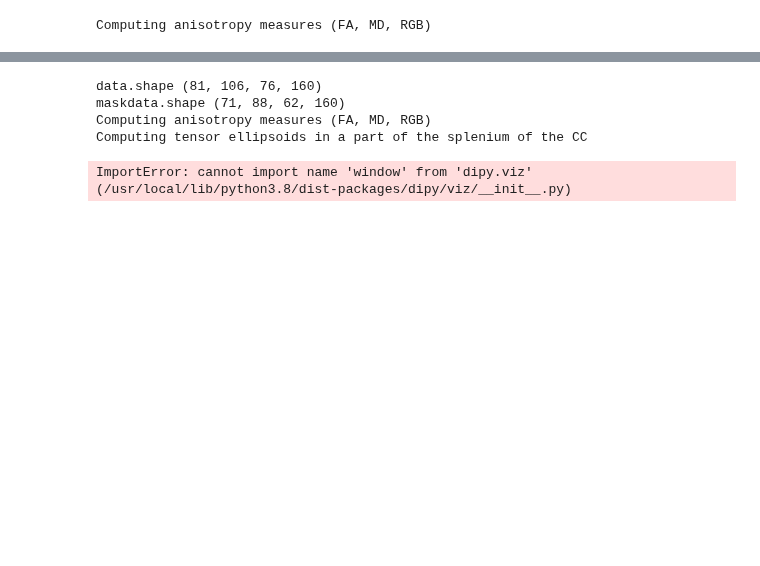
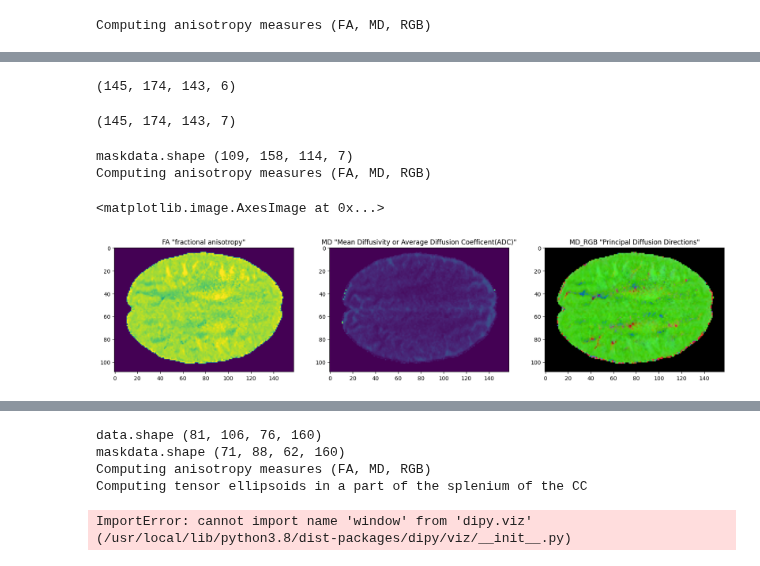
Before and after one commit to arihantjain124/HCP_SR, a Jupyter notebook: DMRI analysis using dipy.ipynb, the cells around one changed output, grey strips where cells are left out. Drawn from its saved outputs; the diff is of its cells as text; code cells hidden in the pictures; blank space fills up the shorter version.

Commit message:
optimized 6 dirs technique of deepdti does not seem to be working on dipy

```diff
--- a/DMRI analysis using dipy.ipynb
+++ b/DMRI analysis using dipy.ipynb
@@ -237,0 +340,52 @@ plt.imshow(RGB[:,:,80])
+# %%
+temp = data[:,:,:,gtab.bvals>5]
+# %%
+data6 = temp[:,:,:,idx[0]]
+# %%
+data6.shape
+# %% [output]
+(145, 174, 143, 6)
+# %%
+data6 = np.insert(data6,0,data[:,:,:,0],axis =3)
+# %%
+data6.shape
+# %% [output]
+(145, 174, 143, 7)
+# %%
+maskdata6, mask6 = median_otsu(data6, vol_idx=range(0, 7), median_radius=3,
+                             numpass=1, autocrop=True, dilate=2)
+print('maskdata.shape (%d, %d, %d, %d)' % maskdata6.shape)
+tenmodel6 = dti.TensorModel(gtab6)
+tenfit6 = tenmodel6.fit(maskdata6)
+
+
+print('Computing anisotropy measures (FA, MD, RGB)')
+from dipy.reconst.dti import fractional_anisotropy, color_fa
+
+FA6 = fractional_anisotropy(tenfit6.evals)
+MD6 = dti.mean_diffusivity(tenfit6.evals)
+FA6[np.isnan(FA6)] = 0
+FA6 = np.clip(FA6, 0, 1)
+RGB6 = color_fa(FA6, tenfit6.evecs)
+# """
+# In the background of the image the fitting will not be accurate there is no
+# signal and possibly we will find FA values with nans (not a number). We can
+# easily remove these in the following way.
+# """
+# %% [output]
+maskdata.shape (109, 158, 114, 7)
+Computing anisotropy measures (FA, MD, RGB)
+# %%
+i=70
+f, axis = plt.subplots(1, 3)
+f.set_figwidth(20)
+f.set_figheight(10)
+axis[0].set_title('FA "fractional anisotropy"')
+axis[0].imshow(FA6[:,:,i])
+axis[1].set_title('MD "Mean Diffusivity or Average Diffusion Coefficent(ADC)"')
+axis[1].imshow(MD6[:,:,i])
+axis[2].set_title('MD_RGB "Principal Diffusion Directions"')
+axis[2].imshow(RGB6[:,:,i])
+# %% [output]
+<matplotlib.image.AxesImage at 0x...>
+[figure, added]
```
Also changed, not shown: parts of 42 cells of this notebook.
